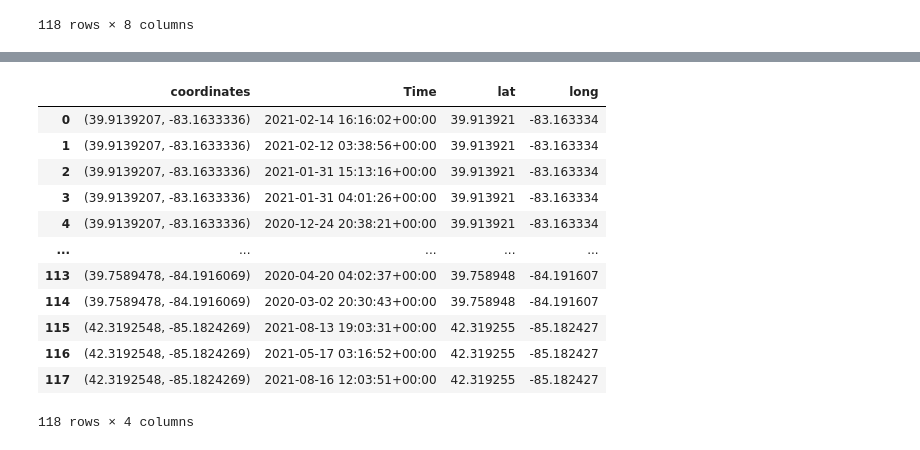
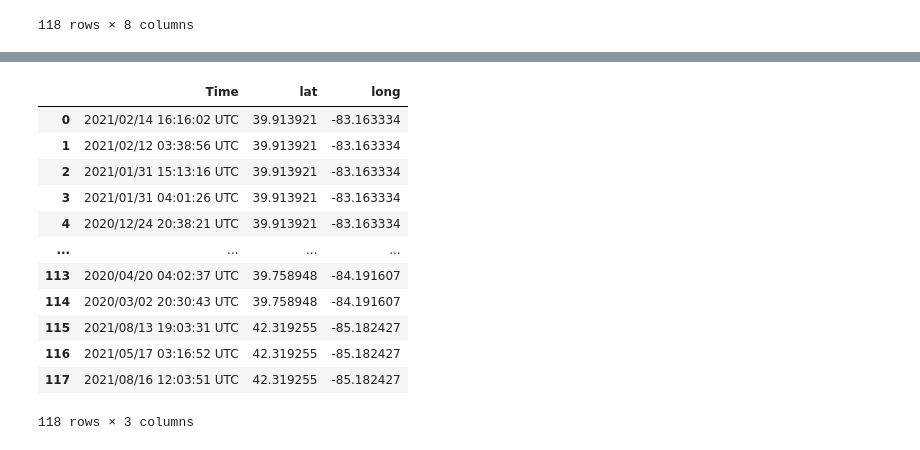
Before and after one commit to AmirulMiah/Microsoft_Capstone, a Jupyter notebook: timelapse_snapdata.ipynb, the cells around one changed output, grey strips where cells are left out. Saved outputs shown, nothing was run; the diff lists cells and outputs as text; code cells hidden in the pictures.

```diff
--- a/timelapse_snapdata.ipynb
+++ b/timelapse_snapdata.ipynb
@@ -228,7 +91,0 @@ location_df.head()
-# %%
-import datetime
-
-location_df['year'] = pd.DatetimeIndex(location_df['newform_date']).year
-location_df['month'] = pd.DatetimeIndex(location_df['newform_date']).month
-
-location_df
@@ -260,3 +91,0 @@ for x in location_df['month']:
-# %%
-location_df['months_in_full'] = lista_tempo
-location_df['mont_year'] = [d.split('/')[2] + " " +  d.split('/')[0] for d in location_df.newform_date]
@@ -272,2 +91,0 @@ location_df.head()
-# %%
-location_df['time_index'] = [d.split('/')[2] + "/" +  d.split('/')[0] for d in location_df.newform_date]
@@ -276,3 +92,2 @@ time_index = location_df['time_index']
 # %%
-location_df['coordinates'] = list(zip(location_df.lat, location_df.long))
-location_df.head()
+#location_df['coordinates'] = list(zip(location_df.lat, location_df.long))
@@ -318,21 +94,21 @@ ValueError: Input data and index are not of compatible lengths.
 # %%
-selected_columns = location_df[["coordinates","Time", "lat", "long"]]
+selected_columns = location_df[["Time", "lat", "long"]]
 new_df = selected_columns.copy()
 new_df
 # %% [output]
-|  | coordinates | Time | lat | long |
-| 0 | (39.9139207, -83.1633336) | 2021-02-14 16:16:02+00:00 | 39.913921 | -83.163334 |
-| 1 | (39.9139207, -83.1633336) | 2021-02-12 03:38:56+00:00 | 39.913921 | -83.163334 |
-| 2 | (39.9139207, -83.1633336) | 2021-01-31 15:13:16+00:00 | 39.913921 | -83.163334 |
-| 3 | (39.9139207, -83.1633336) | 2021-01-31 04:01:26+00:00 | 39.913921 | -83.163334 |
-| 4 | (39.9139207, -83.1633336) | 2020-12-24 20:38:21+00:00 | 39.913921 | -83.163334 |
-| ... | ... | ... | ... | ... |
-| 113 | (39.7589478, -84.1916069) | 2020-04-20 04:02:37+00:00 | 39.758948 | -84.191607 |
-| 114 | (39.7589478, -84.1916069) | 2020-03-02 20:30:43+00:00 | 39.758948 | -84.191607 |
-| 115 | (42.3192548, -85.1824269) | 2021-08-13 19:03:31+00:00 | 42.319255 | -85.182427 |
-| 116 | (42.3192548, -85.1824269) | 2021-05-17 03:16:52+00:00 | 42.319255 | -85.182427 |
-| 117 | (42.3192548, -85.1824269) | 2021-08-16 12:03:51+00:00 | 42.319255 | -85.182427 |
+|  | Time | lat | long |
+| 0 | 2021/02/14 16:16:02 UTC | 39.913921 | -83.163334 |
+| 1 | 2021/02/12 03:38:56 UTC | 39.913921 | -83.163334 |
+| 2 | 2021/01/31 15:13:16 UTC | 39.913921 | -83.163334 |
+| 3 | 2021/01/31 04:01:26 UTC | 39.913921 | -83.163334 |
+| 4 | 2020/12/24 20:38:21 UTC | 39.913921 | -83.163334 |
+| ... | ... | ... | ... |
+| 113 | 2020/04/20 04:02:37 UTC | 39.758948 | -84.191607 |
+| 114 | 2020/03/02 20:30:43 UTC | 39.758948 | -84.191607 |
+| 115 | 2021/08/13 19:03:31 UTC | 42.319255 | -85.182427 |
+| 116 | 2021/05/17 03:16:52 UTC | 42.319255 | -85.182427 |
+| 117 | 2021/08/16 12:03:51 UTC | 42.319255 | -85.182427 |
-118 rows × 4 columns
+118 rows × 3 columns
 # %%
 lat_long_list = []
 for i in new_df['Time'].unique():
```
Also changed, not shown: parts of 34 cells of this notebook.
